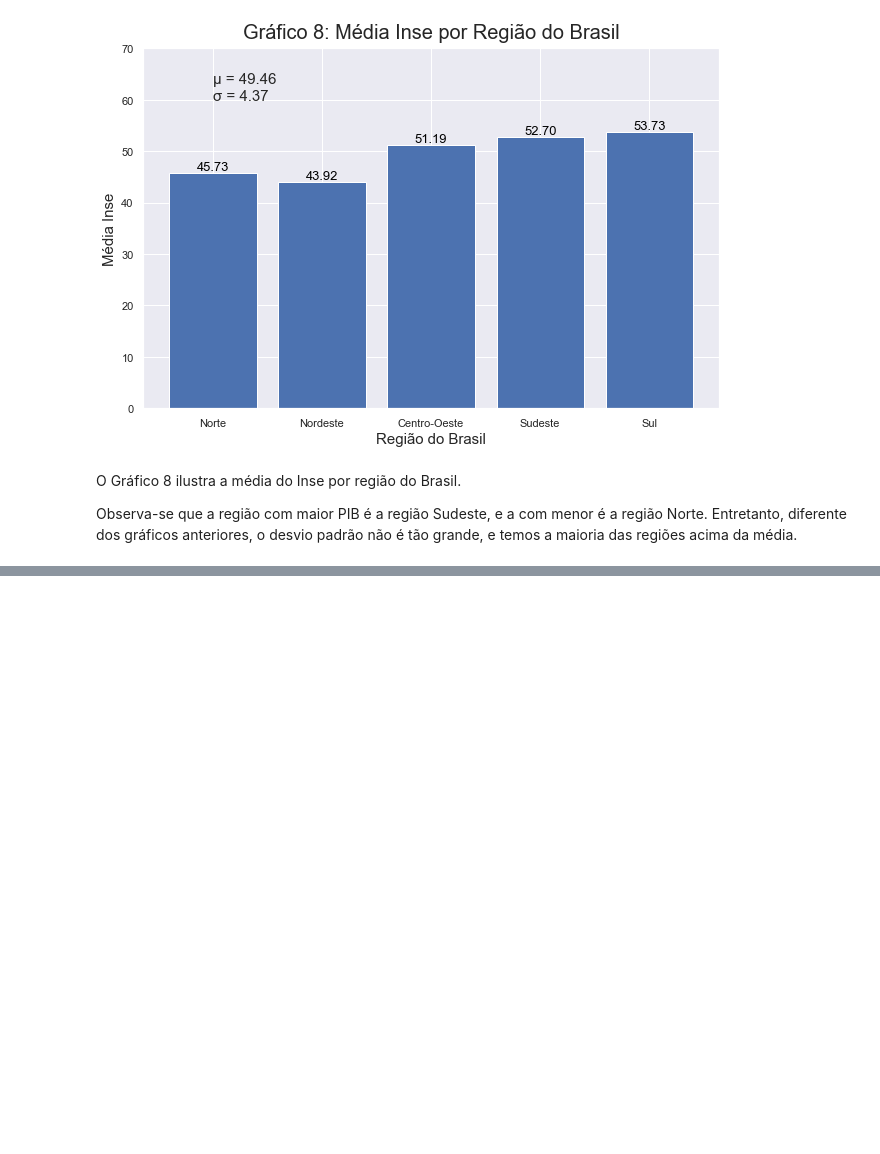
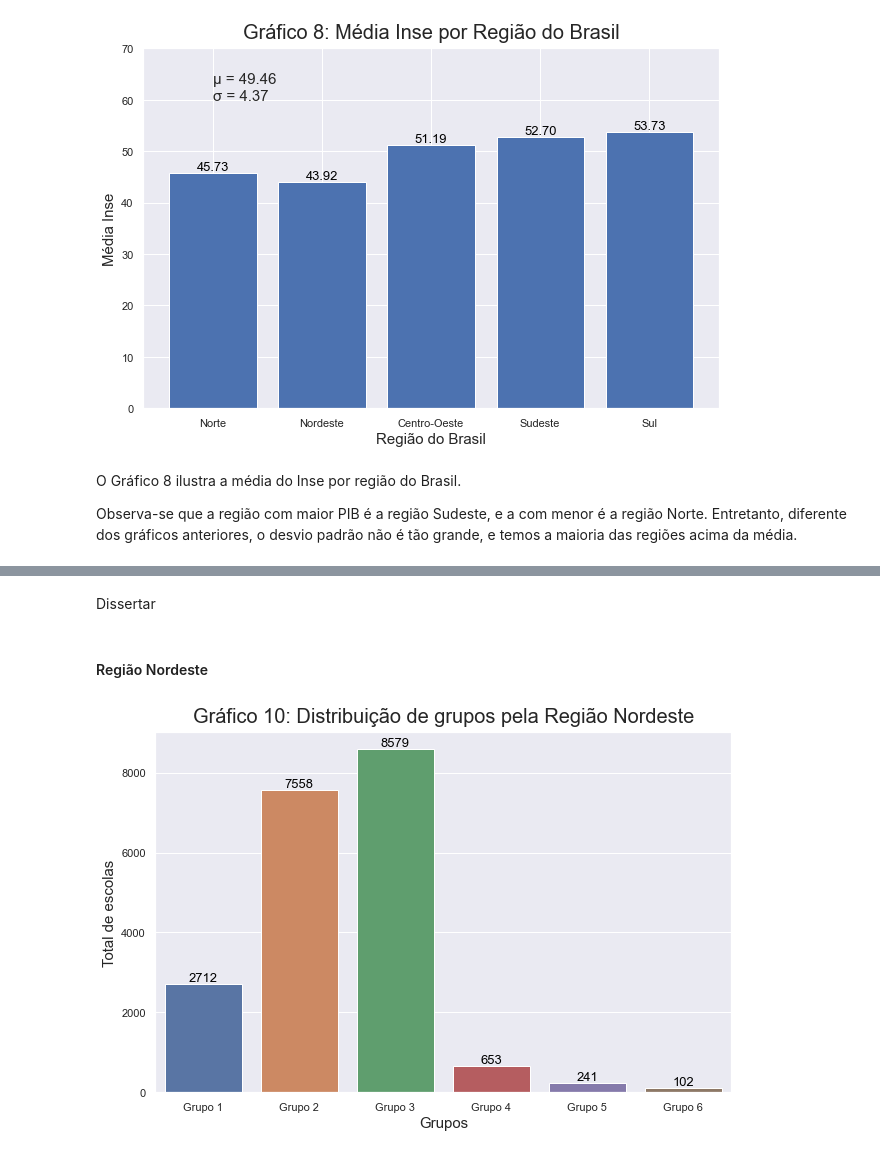
Before and after one commit to RafaelxFernandes/PS-UFRJ-Analytica, a Jupyter notebook: Análise/Nível Socioeconômico (Inse).ipynb, the cells around one changed output, grey strips where cells are left out. Cells and saved outputs as stored; diff of their text form; code cells hidden in the pictures; blank space fills up the shorter version.

```diff
--- a/Análise/Nível Socioeconômico (Inse).ipynb
+++ b/Análise/Nível Socioeconômico (Inse).ipynb
@@ -559,0 +687,21 @@ Observa-se que a região com maior PIB é a região Sudeste, e a com menor é a
+# %% [markdown]
+Dissertar
+# %% [markdown]
+#### Região Nordeste
+# %%
+# Configurações gráficos
+fig = plt.figure(figsize = (8, 5))
+eixo = fig.add_axes([0, 0, 1, 1])
+
+sns.countplot(x = grupo_por_regiao_nordeste, data = dataframe_inse_regioes_estados, order = grupos)
+eixo.set_title("Gráfico 10: Distribuição de grupos pela Região Nordeste", fontsize = 20, pad = 10)
+eixo.set_xlabel("Grupos", fontsize = 15)
+eixo.set_ylabel("Total de escolas", fontsize = 15)
+
+# Escrevendo os valores acima de suas respectivas barras
+for valor in eixo.patches:
+        eixo.annotate('{:.0f}'.format(valor.get_height()), (valor.get_x()+0.4, valor.get_height()),
+                    ha = 'center', va = 'bottom',
+                    color = 'black', fontsize = 13)
+# %% [output]
+[figure, added]
```
Also changed, not shown: parts of 71 cells of this notebook, 1 other file.
